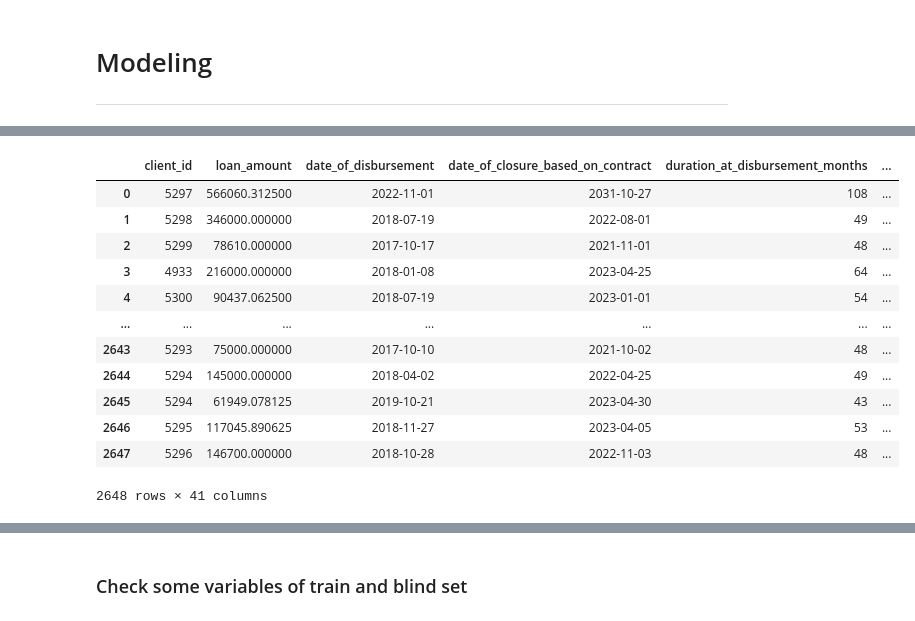
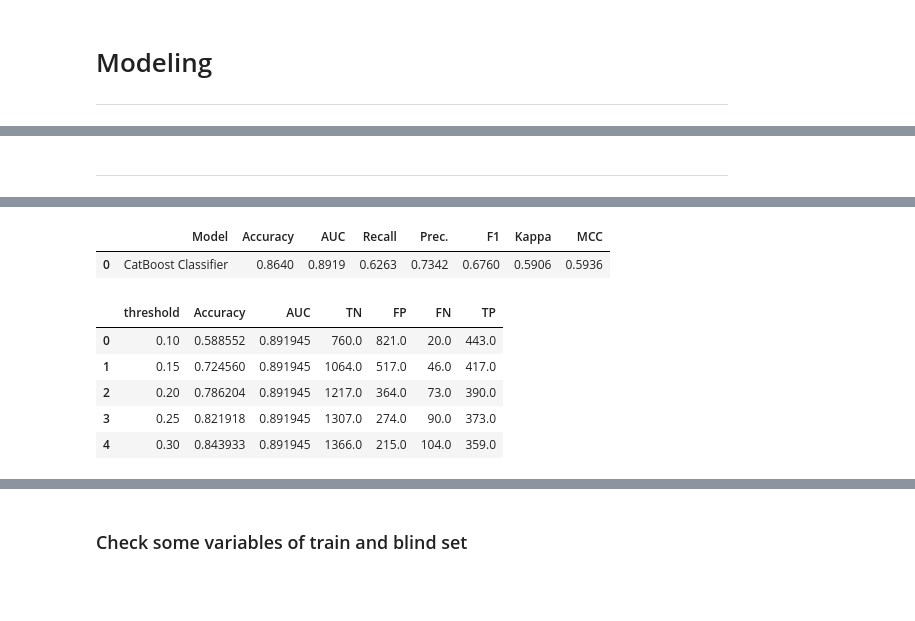
Before and after one commit to s-masrur/cbi_scoring_original, a Jupyter notebook: modelling_non_synthetic.ipynb, the cells around one changed output, grey strips where cells are left out. Drawn from its saved outputs; the diff is of its cells as text; code cells hidden in the pictures; blank space fills up the shorter version.

Commit message:
updated TME and removed unsees classes from blind

```diff
--- a/modelling_non_synthetic.ipynb
+++ b/modelling_non_synthetic.ipynb
@@ -715,3 +455,5 @@ blind.rename(columns={
     'Top Up': 'top_up',
     'DSR': 'dsr'
     }, inplace=True)
+# %%
+blind['cmltv_90_bad'] = (blind['cumulative_days_of_late_payments_throughout_loan_repayments'] >= 90).astype(int)
@@ -747,6 +528,8 @@ for i in blind.index:
             break
 # %%
 blind_macro = blind.copy()
+# %%
+blind_macro.insert(0, 'zypl_ID', range(0, len(blind_macro)))
 # %%
 def isnan(num):
     return num != num
@@ -778,14 +561,14 @@ for i in blind_macro.index:
     blind_macro.at[i, 'work_experience'] = int(years*12 + months)
 
 blind_macro['work_experience'] = blind_macro['work_experience'].astype('float32')
-# %%
-# Target mean encoding #
-cols = cat_feats
-
-
-for col in cols:
-    # Рассчитываем статистику на обучающем наборе
-    stats = train.groupby(train[col])[target].agg(['mean'])
-
-    # Создаем новый mean-encoded признак в блайндсете test
-    blind_macro[col+'_mean_encoded'] = blind_macro[col].map(stats['mean'])
+# %%
+# Target mean encoding #
+cols = cat_feats
+
+for col in cols:
+    stats = train[target].groupby(train[col]).agg(['count', 'mean'])
+    blind_macro[col+'_mean_encoded'] = blind_macro[col].copy()
+
+    for i in blind_macro[col+'_mean_encoded'].unique():
+        if i in stats.index:
+            blind_macro[col+'_mean_encoded'].replace(i, stats.loc[i]['mean'], inplace=True)
@@ -806,12 +610,20 @@ for i in cat_feats:
+# %% [markdown]
+---
 # %%
 final_model = exp.finalize_model(calibrated_catboost)
 # %%
 # THRESHOLD TEST
 results = pd.DataFrame(columns=['threshold', 'Accuracy', 'AUC', 'TN', 'FP', 'FN', 'TP'])
-predictions_blind = exp.predict_model(calibrated_catboost, data=blind_macro, raw_score=True, encoded_labels=True)
+predictions_blind = exp.predict_model(calibrated_catboost, raw_score=True, encoded_labels=True, data=blind_macro)
 
 for thres in [x / 100 for x in range(10, 31, 5)]:
-    predictions_blind['prediction_label'] = (predictions_blind['prediction_score_1'] > 0.15).astype(int)
+    predictions_blind['prediction_label'] = (predictions_blind['prediction_score_1'] > thres).astype(int)
+    tn, fp, fn, tp = confusion_matrix(predictions_blind[target], predictions_blind['prediction_label']).ravel()
+    auc = roc_auc_score(predictions_blind[target], predictions_blind['prediction_score_1'])
+    accuracy = accuracy_score(predictions_blind[target], predictions_blind['prediction_label'])
 
-predictions_blind
+    row = [thres, accuracy, auc, tn, fp, fn, tp]
+    results.loc[len(results)] = row
+
+results
 # %% [output]
@@ -819,13 +630,8 @@ predictions_blind
-|  | client_id | loan_amount | date_of_disbursement | date_of_closure_based_on_contract | duration_at_disbursement_months | ... |
-| 0 | 5297 | 566060.312500 | 2022-11-01 | 2031-10-27 | 108 | ... |
-| 1 | 5298 | 346000.000000 | 2018-07-19 | 2022-08-01 | 49 | ... |
-| 2 | 5299 | 78610.000000 | 2017-10-17 | 2021-11-01 | 48 | ... |
-| 3 | 4933 | 216000.000000 | 2018-01-08 | 2023-04-25 | 64 | ... |
-| 4 | 5300 | 90437.062500 | 2018-07-19 | 2023-01-01 | 54 | ... |
-| ... | ... | ... | ... | ... | ... | ... |
-| 2643 | 5293 | 75000.000000 | 2017-10-10 | 2021-10-02 | 48 | ... |
-| 2644 | 5294 | 145000.000000 | 2018-04-02 | 2022-04-25 | 49 | ... |
-| 2645 | 5294 | 61949.078125 | 2019-10-21 | 2023-04-30 | 43 | ... |
-| 2646 | 5295 | 117045.890625 | 2018-11-27 | 2023-04-05 | 53 | ... |
-| 2647 | 5296 | 146700.000000 | 2018-10-28 | 2022-11-03 | 48 | ... |
+|  | Model | Accuracy | AUC | Recall | Prec. | F1 | Kappa | MCC |
+| 0 | CatBoost Classifier | 0.8640 | 0.8919 | 0.6263 | 0.7342 | 0.6760 | 0.5906 | 0.5936 |
-2648 rows × 41 columns
+|  | threshold | Accuracy | AUC | TN | FP | FN | TP |
+| 0 | 0.10 | 0.588552 | 0.891945 | 760.0 | 821.0 | 20.0 | 443.0 |
+| 1 | 0.15 | 0.724560 | 0.891945 | 1064.0 | 517.0 | 46.0 | 417.0 |
+| 2 | 0.20 | 0.786204 | 0.891945 | 1217.0 | 364.0 | 73.0 | 390.0 |
+| 3 | 0.25 | 0.821918 | 0.891945 | 1307.0 | 274.0 | 90.0 | 373.0 |
+| 4 | 0.30 | 0.843933 | 0.891945 | 1366.0 | 215.0 | 104.0 | 359.0 |
```
Also changed, not shown: parts of 38 cells of this notebook.
